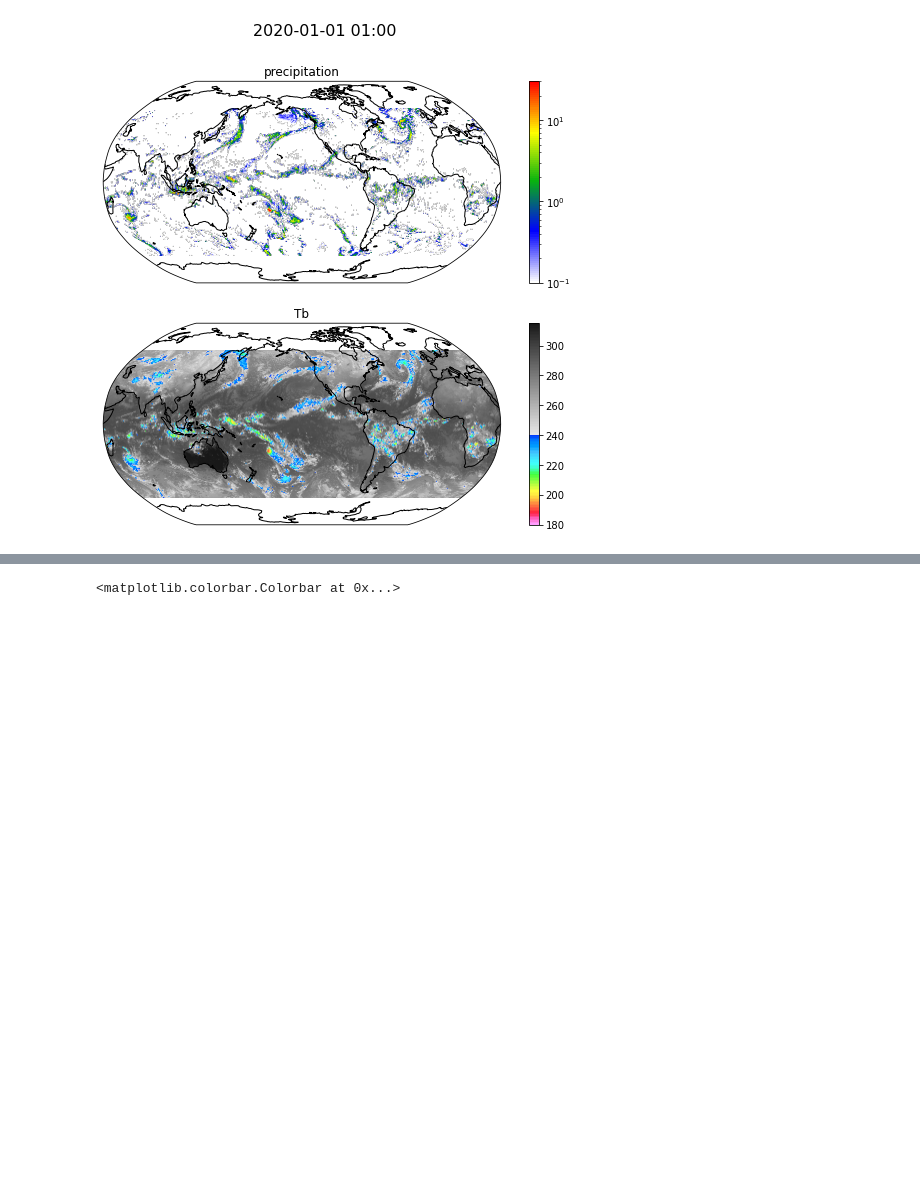
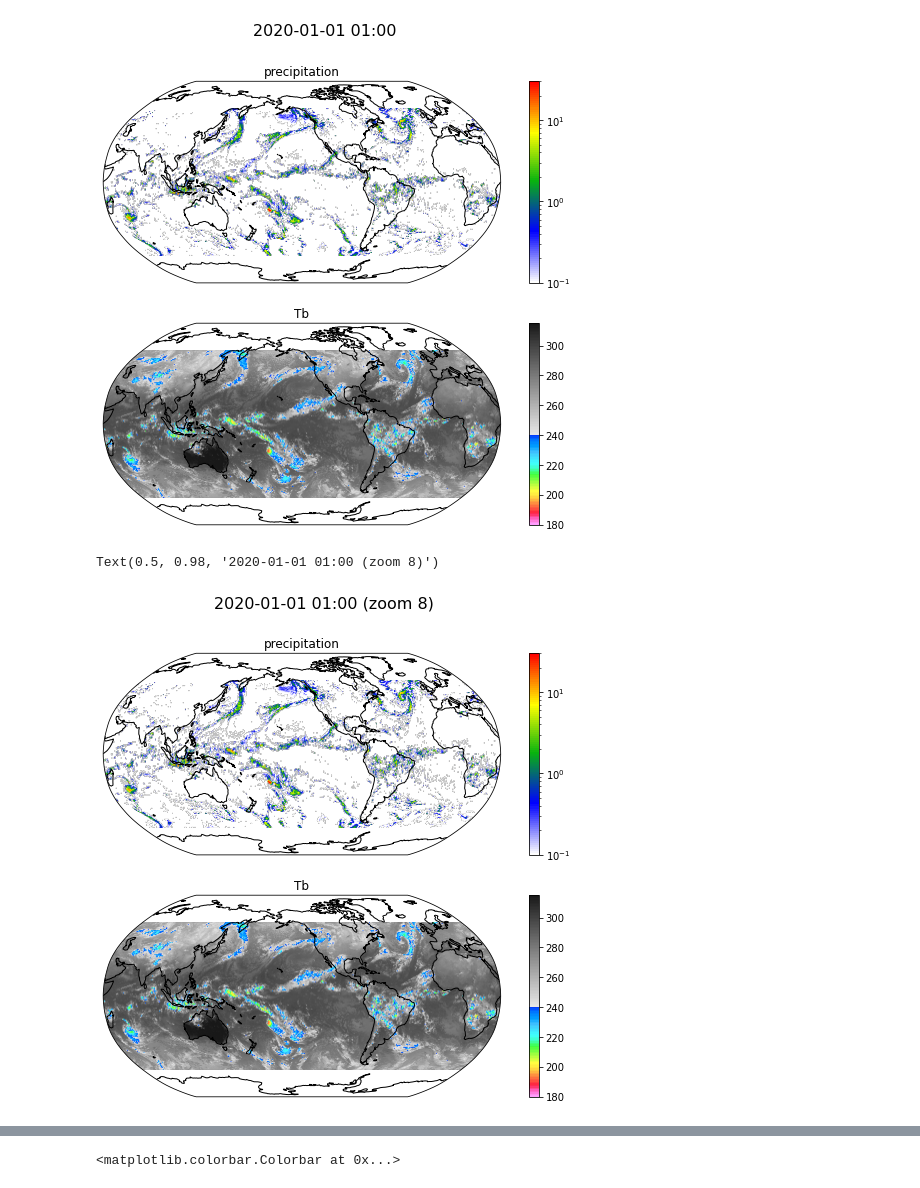
Before and after one commit to WACCEM/healpix-remapping, a Jupyter notebook: notebooks/test_read_ir_imerg_healpix.ipynb, the cells around one changed output, grey strips where cells are left out. Drawn from its saved outputs; the diff is of its cells as text; code cells hidden in the pictures; blank space fills up the shorter version.

```diff
--- a/notebooks/test_read_ir_imerg_healpix.ipynb
+++ b/notebooks/test_read_ir_imerg_healpix.ipynb
@@ -15,14 +15,14 @@ mpl.rcParams['figure.dpi'] = 72
 
 This notebook tests reading and visualizing HEALPix IR+IMERG data.
 # %%
-in_dir = '/pscratch/sd/w/wcmca1/GPM/healpix/'
+in_dir = '/pscratch/sd/w/wcmca1/GPM/healpix/test/'
 # in_file = f'{in_dir}IR_IMERG_V7_1H_zoom9_20200101_20201231.zarr'
 # in_file = f'{in_dir}IR_IMERG_V7_1H_zoom9_20200101_20200105.zarr'
 in_file = f'{in_dir}IR_IMERG_V7_1H_zoom9_20200101_20200110.zarr'
 # in_file = f'{in_dir}IR_IMERG_V7_zoom9_20200101_20200105.zarr'
 print(f"{in_file} exists: {os.path.exists(in_file)}")
 
-# # Also check if zoom 8 exists for comparison
-# zoom8_file = f'{in_dir}IR_IMERG_V7_1H_zoom8_20200101_20200105.zarr'
-# print(f"Zoom 8 file exists: {os.path.exists(zoom8_file)}")
+# Also check if zoom 8 exists for comparison
+zoom8_file = f'{in_dir}IR_IMERG_V7_1H_zoom8_20200101_20200110.zarr'
+print(f"Zoom 8 file exists: {os.path.exists(zoom8_file)}")
 # %% [output]
@@ -89,3 +173,6 @@ original_grid :
 regular_lat_lon
 remapping_method :
 delaunay_triangulation
+# %%
+ds8 = xr.open_zarr(zoom8_file)
+ds8
@@ -229,4 +373,14 @@ fig.suptitle(f"{time_str}", fontsize=16)
 # %% [output]
 Text(0.5, 0.98, '2020-01-01 01:00')
 [figure]
+# %%
+fig, (ax0, ax1) = plt.subplots(2, 1, figsize=(10, 8), subplot_kw={'projection': ccrs.Robinson(central_longitude=-137)})
+
+time_str = ds8.time.isel(time=itime).dt.strftime('%Y-%m-%d %H:%M').item()
+egh_plot(ds8.precipitation.isel(time=itime), ax=ax0, norm=mpl.colors.LogNorm(vmin=10e-2, vmax=30), cmap=cmaps.WhBlGrYeRe)
+egh_plot(ds8.Tb.isel(time=itime), ax=ax1, cmap=cmap_tb, vmin=180, vmax=315)
+fig.suptitle(f"{time_str} (zoom 8)", fontsize=16)
+# %% [output]
+Text(0.5, 0.98, '2020-01-01 01:00 (zoom 8)')
+[figure, added]
 # %%
```
Also changed, not shown: parts of 6 cells of this notebook, 2 other files.
